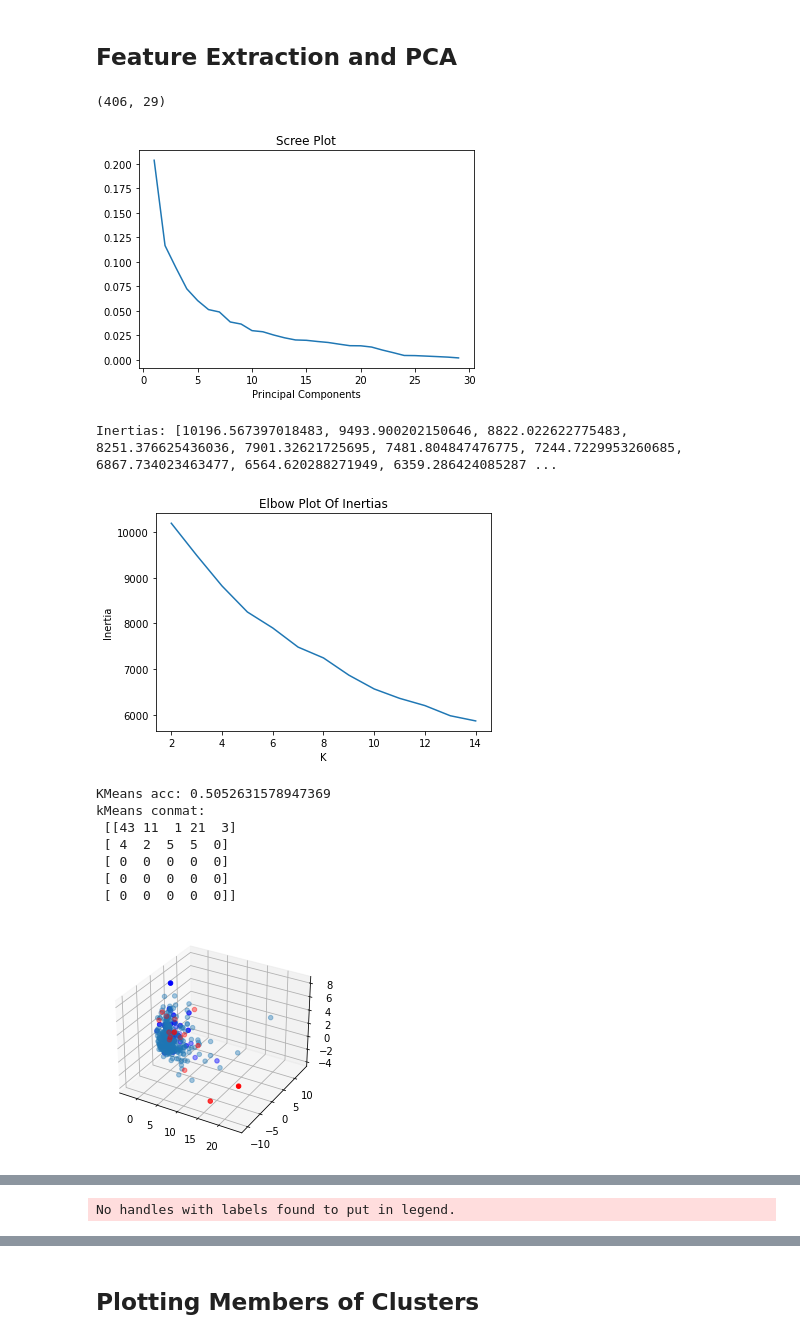
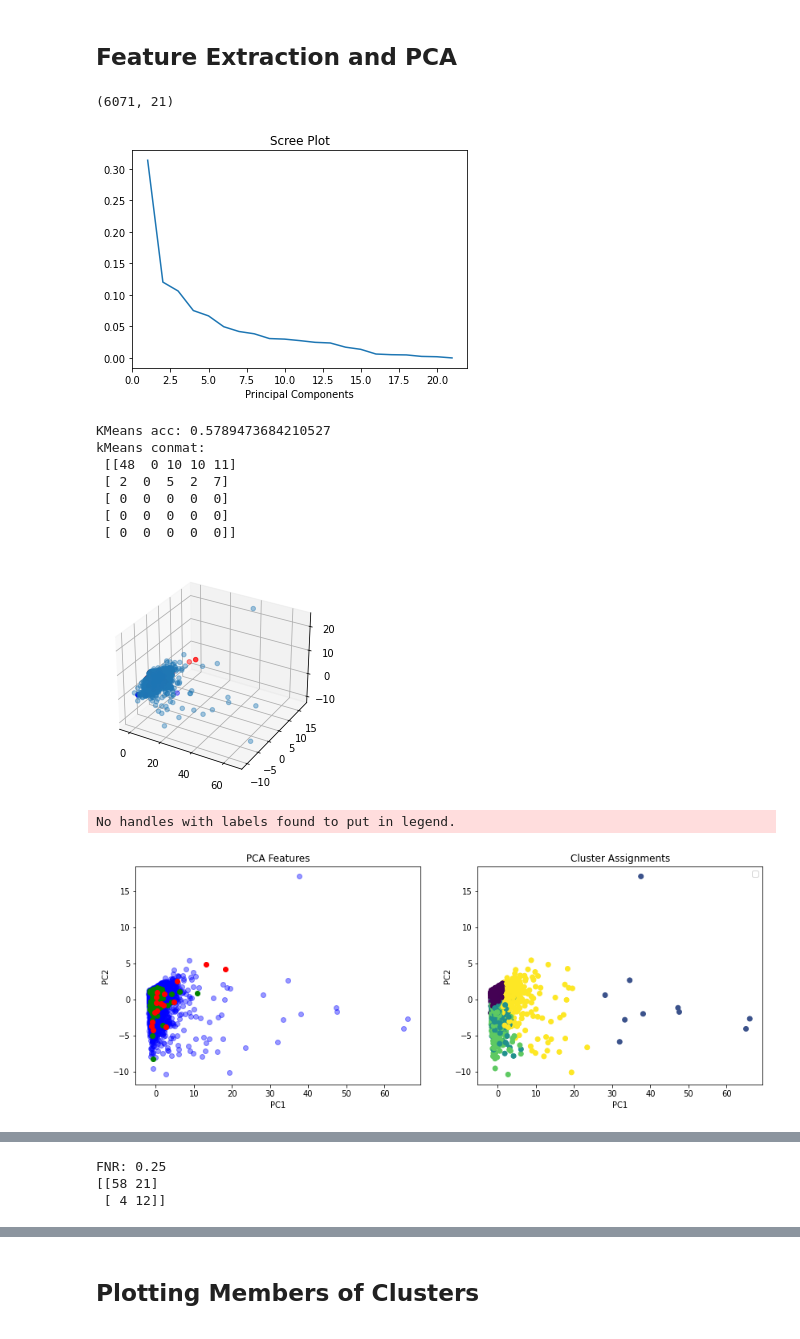
Before and after one commit to cwhite098/MDM3_Project1_Quartix, a Jupyter notebook: Data_Exploration.ipynb, the cells around one changed output, grey strips where cells are left out. Saved outputs shown, nothing was run; the diff lists cells and outputs as text; code cells hidden in the pictures.

Commit message:
kmeans with unlinked working

```diff
--- a/Data_Exploration.ipynb
+++ b/Data_Exploration.ipynb
@@ -734,6 +734,12 @@ from sklearn.manifold import TSNE
 from sklearn.cluster import KMeans
 from metrics import *
 from sklearn.metrics import confusion_matrix
+import warnings
+
+warnings.filterwarnings("ignore", category=np.VisibleDeprecationWarning)
+
+# Unlinked indexes for features
+unlinked_features = [4,9,10,11,12,13,14,15,16,17,18,19,20,21,22,23,24,25,26,27,28]
 
 # Init scaler
 scaler = StandardScaler()
@@ -741,14 +747,15 @@ scaler = StandardScaler()
 # Load data and labels
 cat_data = load_list('pickle_data', 'cat_data')
 uncat_data = load_list('pickle_data', 'uncat_data')
+unlinked_data = load_list('pickle_data', 'unlinked_data')
 labels = np.array(get_labels(cat_data))
 
 # Get features from data and scale
-train_x = extract_features(uncat_data)
+train_x = extract_features(unlinked_data, unlinked_features, True)
 train_x = scaler.fit_transform(train_x)
 print(train_x.shape)
 
-test_x = extract_features(cat_data)
+test_x = extract_features(cat_data, unlinked_features)
 test_x = scaler.transform(test_x)
 
 # Get crashes and not crashes for plotting
@@ -768,7 +775,7 @@ train_pca = pca.fit_transform(train_x)
 test_pca = pca.transform(test_x)
 
 # Finding optimal number of clusters
-inertias = []
+"""inertias = []
 for n in range(2,15):
     km = KMeans(n)
     km.fit(train_x)
@@ -776,7 +783,7 @@ for n in range(2,15):
 print('Inertias:', inertias)
 plt.plot(range(2,15), inertias)
 plt.title('Elbow Plot Of Inertias'), plt.xlabel('K'), plt.ylabel('Inertia')
-plt.show()
+plt.show()"""
 
 # K-Means Clustering
 km = KMeans(n_clusters=5)
@@ -784,42 +791,42 @@ km.fit(train_x)
 y_pred = km.predict(test_x)
 
 print('KMeans acc:', acc(y_pred, labels))
 print('kMeans conmat:\n',confusion_matrix(labels, y_pred))
 
 # Plotting
 fig = plt.figure()
 ax = fig.add_subplot(projection='3d')
 ax.scatter(train_pca[:,0], train_pca[:,1], train_pca[:,2], alpha=0.4)
 ax.scatter(test_pca[crash_ref,0], test_pca[crash_ref,1], test_pca[crash_ref,2], c='red')
 ax.scatter(test_pca[no_crash_ref,0], test_pca[no_crash_ref,1], test_pca[no_crash_ref,2], c='blue')
 plt.show()
 
 fig = plt.figure(figsize=(14,5)), plt.subplot(1,2,1)
 plt.scatter(train_pca[:,0], train_pca[:,1], c='b', alpha=0.4)
 plt.scatter(test_pca[no_crash_ref,0], test_pca[no_crash_ref,1], c='g')
 plt.scatter(test_pca[crash_ref,0], test_pca[crash_ref,1], c='red')
 plt.title('PCA Features'), plt.xlabel('PC1'), plt.ylabel('PC2')
 plt.subplot(1,2,2)
 plt.scatter(train_pca[:,0], train_pca[:,1], c=km.labels_.astype(float))
 plt.scatter(test_pca[:,0], test_pca[:,1], c=y_pred.astype(float))
 plt.title('Cluster Assignments'), plt.xlabel('PC1'), plt.ylabel('PC2')
 plt.legend()
 plt.show()
 
 conmat = confusion_matrix(labels, y_pred)
 optimal_mat, optimal_assignment, optimal_FNR = get_optimal_conmat(conmat)
 print('FNR:', optimal_FNR)
 print(optimal_mat)
 # %% [output]
-(406, 29)
+(6071, 21)
-[figure, old version]
+[figure, new version]
-Inertias: [10196.567397018483, 9493.900202150646, 8822.022622775483, 8251.376625436036, 7901.32621725695, 7481.804847476775, 7244.7229953260685, 6867.734023463477, 6564.620288271949, 6359.286424085287 ...
+KMeans acc: 0.5789473684210527
+kMeans conmat:
+ [[48  0 10 10 11]
+ [ 2  0  5  2  7]
+ [ 0  0  0  0  0]
+ [ 0  0  0  0  0]
+ [ 0  0  0  0  0]]
-[figure, old version]
+[figure, new version]
-KMeans acc: 0.5052631578947369
-kMeans conmat:
- [[43 11  1 21  3]
- [ 4  2  5  5  0]
- [ 0  0  0  0  0]
- [ 0  0  0  0  0]
- [ 0  0  0  0  0]]
+No handles with labels found to put in legend.
-[figure, old version]
+[figure, new version]
@@ -826 +834,3 @@ kMeans conmat:
-No handles with labels found to put in legend.
+FNR: 0.25
+[[58 21]
+ [ 4 12]]
```
Also changed, not shown: parts of 1 cell of this notebook, 1 other file.
